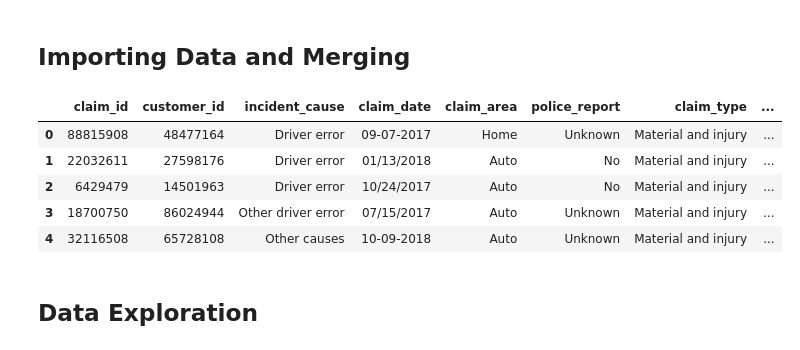
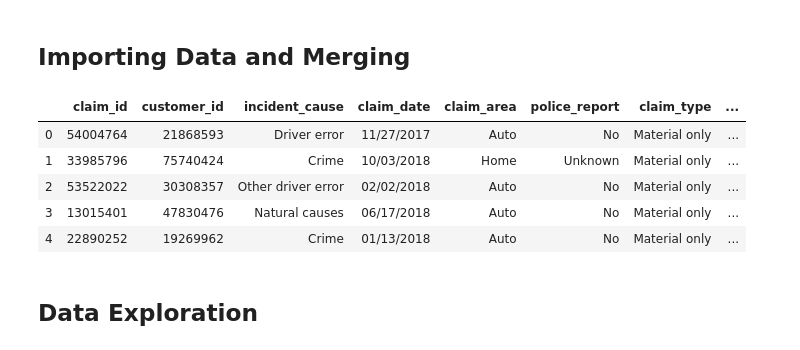
Before and after one commit to AnupamGH/insurance-claim-analytics, a Jupyter notebook: notebook/Modelling - Claims Data.ipynb, the cells around one changed output. Drawn from its saved outputs; the diff is of its cells as text; code cells hidden in the pictures.

```diff
--- a/notebook/Modelling - Claims Data.ipynb
+++ b/notebook/Modelling - Claims Data.ipynb
@@ -3,26 +3,26 @@
 # %%
 import pandas as pd
 import numpy as np
 
-claims = pd.read_csv('claims.csv')
-cust_demographics = pd.read_csv('cust_demographics.csv')
+claims = pd.read_csv('../data/claims.csv')
+cust_demographics = pd.read_csv('../data/cust_demographics.csv')
 
 Claims_cust = pd.merge(claims,
                  cust_demographics,left_on='customer_id',
                  right_on='CUST_ID', how='left')
 
 
 Claims_cust.loc[Claims_cust.fraudulent == 'Yes', 'fraudulent_flag'] = 1
 Claims_cust.loc[Claims_cust.fraudulent == 'No', 'fraudulent_flag'] = 0
 
 Claims_cust.head()
 # %% [output]
 |  | claim_id | customer_id | incident_cause | claim_date | claim_area | police_report | claim_type | ... |
-| 0 | 88815908 | 48477164 | Driver error | 09-07-2017 | Home | Unknown | Material and injury | ... |
-| 1 | 22032611 | 27598176 | Driver error | 01/13/2018 | Auto | No | Material and injury | ... |
-| 2 | 6429479 | 14501963 | Driver error | 10/24/2017 | Auto | No | Material and injury | ... |
-| 3 | 18700750 | 86024944 | Other driver error | 07/15/2017 | Auto | Unknown | Material and injury | ... |
-| 4 | 32116508 | 65728108 | Other causes | 10-09-2018 | Auto | Unknown | Material and injury | ... |
+| 0 | 54004764 | 21868593 | Driver error | 11/27/2017 | Auto | No | Material only | ... |
+| 1 | 33985796 | 75740424 | Crime | 10/03/2018 | Home | Unknown | Material only | ... |
+| 2 | 53522022 | 30308357 | Other driver error | 02/02/2018 | Auto | No | Material only | ... |
+| 3 | 13015401 | 47830476 | Natural causes | 06/17/2018 | Auto | No | Material only | ... |
+| 4 | 22890252 | 19269962 | Crime | 01/13/2018 | Auto | No | Material only | ... |
 # %% [markdown]
 ## Data Exploration
 # %% [markdown]
```
Also changed, not shown: parts of 9 cells of this notebook, 1 other file.
